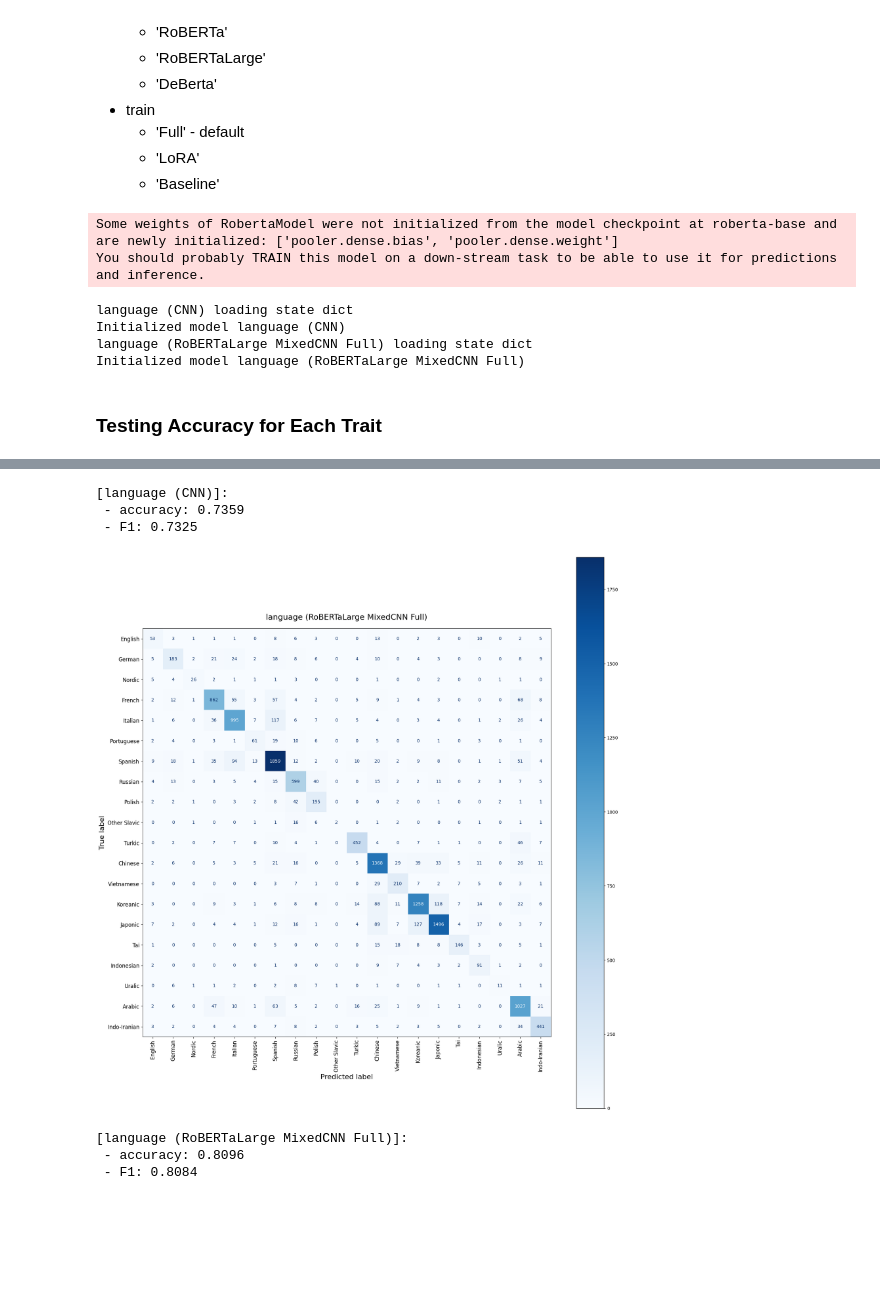
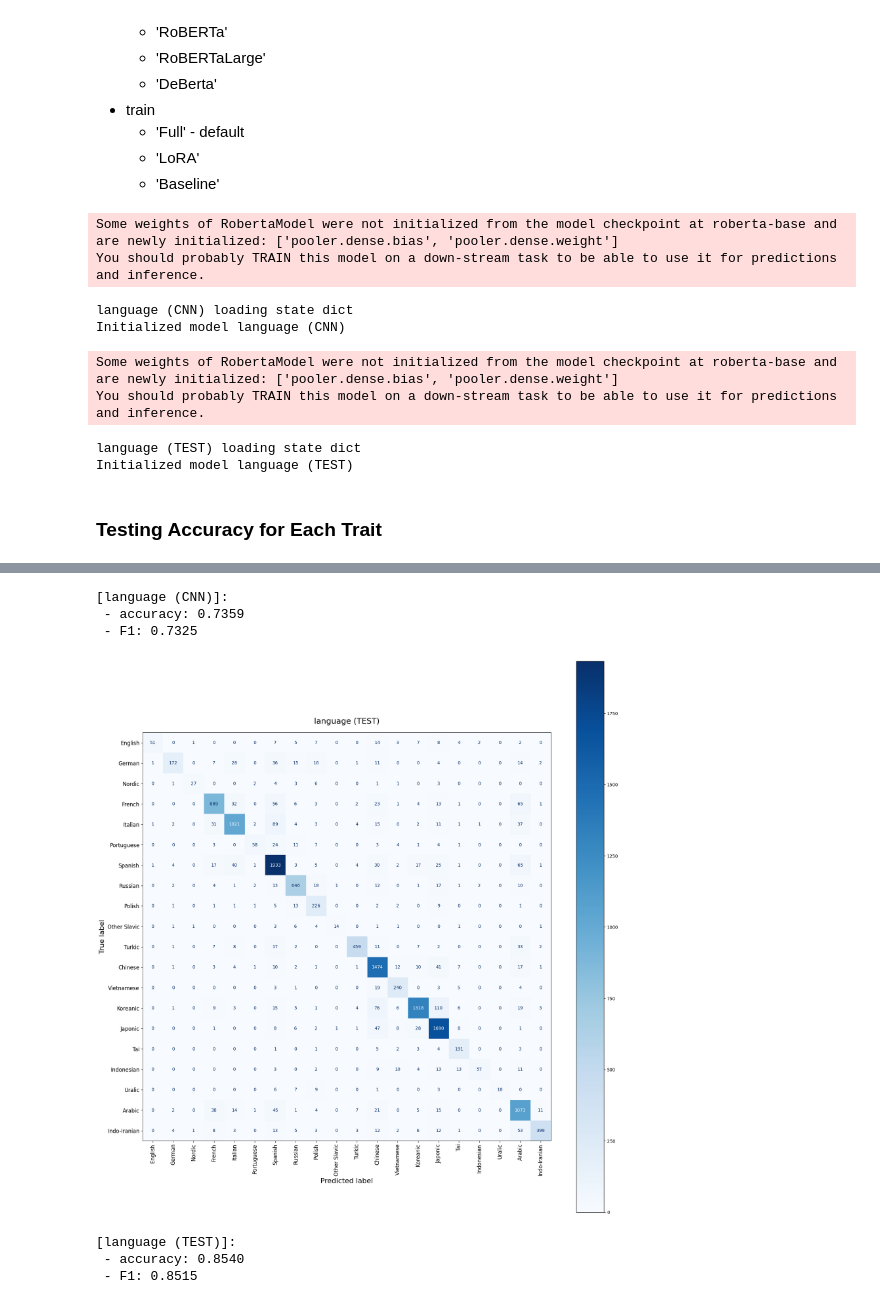
Before and after one commit to ShrikeBin/Native-Language-Identification-Author-Profiling, a Jupyter notebook: Testing/metrics/accuracy.ipynb, the cells around one changed output, grey strips where cells are left out. Cells and saved outputs as stored; diff of their text form; code cells hidden in the pictures; blank space fills up the shorter version.

```diff
--- a/Testing/metrics/accuracy.ipynb
+++ b/Testing/metrics/accuracy.ipynb
@@ -33,16 +33,17 @@ from App.ModelWrapper.model_wrapper import Model
 
 models = [
     Model('language', head_type='CNN'),
-    Model('language', head_type='TEST'),
-    Model('language', head_type='MixedCNN', model='RoBERTaLarge'),
+    Model('language', head_type='TEST')
 ]
 # %% [output]
 Some weights of RobertaModel were not initialized from the model checkpoint at roberta-base and are newly initialized: ['pooler.dense.bias', 'pooler.dense.weight']
 You should probably TRAIN this model on a down-stream task to be able to use it for predictions and inference.
 language (CNN) loading state dict
 Initialized model language (CNN)
-language (RoBERTaLarge MixedCNN Full) loading state dict
-Initialized model language (RoBERTaLarge MixedCNN Full)
+Some weights of RobertaModel were not initialized from the model checkpoint at roberta-base and are newly initialized: ['pooler.dense.bias', 'pooler.dense.weight']
+You should probably TRAIN this model on a down-stream task to be able to use it for predictions and inference.
+language (TEST) loading state dict
+Initialized model language (TEST)
 # %% [markdown]
 ### Testing Accuracy for Each Trait
 # %%
@@ -75,7 +76,7 @@ for model in models:
         outputs = model.predict(batch)
 
         match model.type:
-            case 'Classification' | 'MixedCNN' | 'CNN':
+            case 'Classification' | 'MixedCNN' | 'CNN' | 'TEST':
                 outputs = np.argmax(outputs, axis=1)
             case 'Regression':
                 outputs = np.round(outputs)
@@ -88,34 +89,34 @@ for model in models:
     cm = confusion_matrix(all_refs, all_preds)
 
     fig, ax = plt.subplots(figsize=(18, 18))
 
     disp = ConfusionMatrixDisplay(
         confusion_matrix=cm,
         display_labels=invert_labels
     )
     disp.plot(
         ax=ax,
         cmap="Blues",
         xticks_rotation=90,
         values_format="d",
         colorbar=True
     )
     ax.set_title(model.name, fontsize=18, pad=20)
     ax.set_xlabel("Predicted label", fontsize=16)
     ax.set_ylabel("True label", fontsize=16)
     ax.tick_params(axis="both", which="major", labelsize=12)
 
     plt.tight_layout(pad=2.0)
     plt.show()
 
 
     print(f"\n[{model.name}]: \n - accuracy: {acc["accuracy"]:.4f} \n - F1: {f1["f1"]:.4f}\n")
 # %% [output]
 [figure]
 [language (CNN)]:
  - accuracy: 0.7359
  - F1: 0.7325
-[figure, old version]
+[figure, new version]
-[language (RoBERTaLarge MixedCNN Full)]:
- - accuracy: 0.8096
- - F1: 0.8084
+[language (TEST)]:
+ - accuracy: 0.8540
+ - F1: 0.8515
```
Also changed, not shown: 1 other file.
